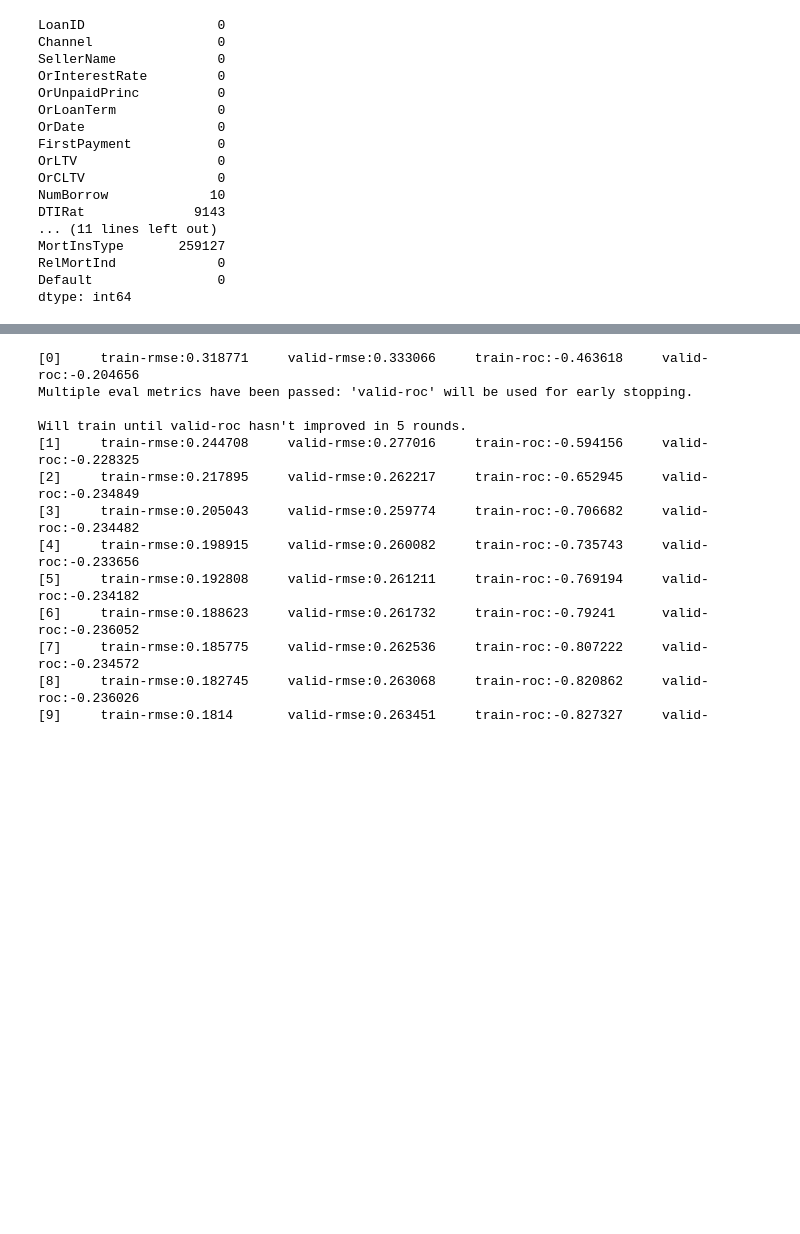
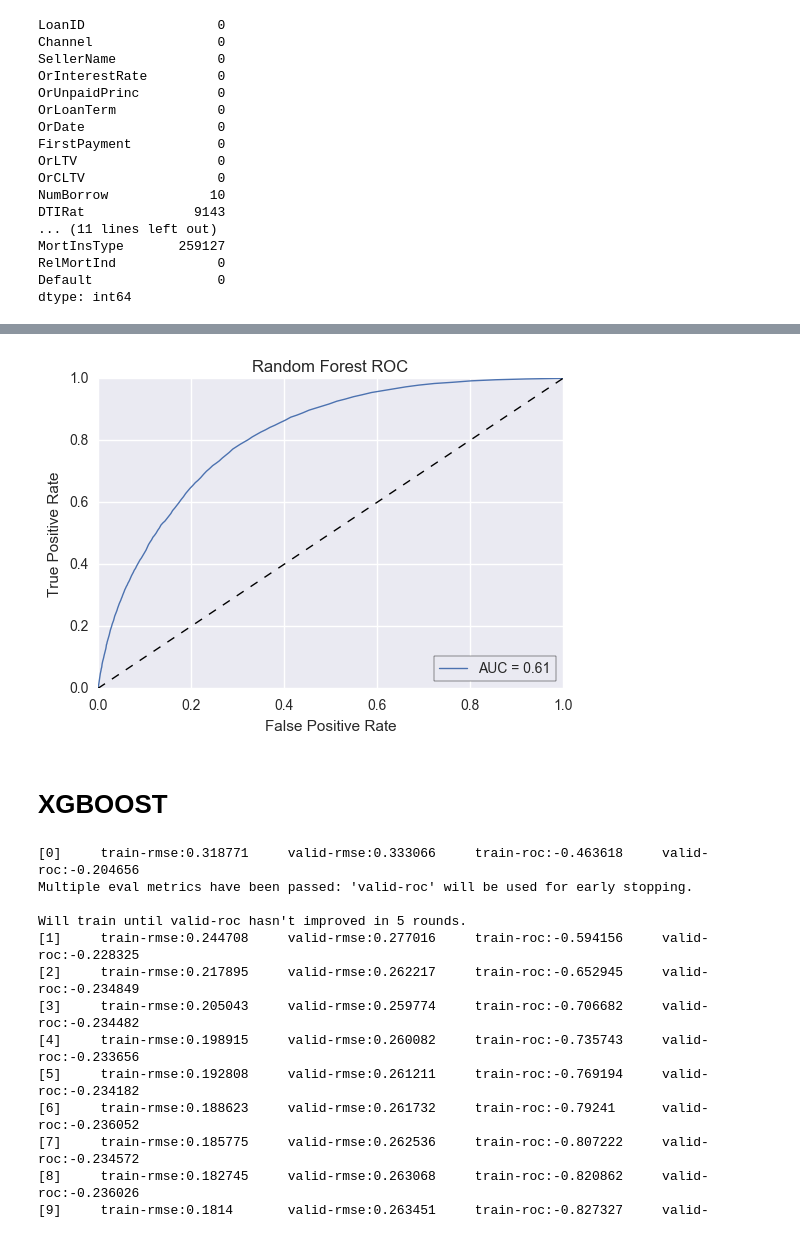
Before and after one commit to ferrarisf50/Fannie-Mae-single-family-mortgage-loan-data, a Jupyter notebook: TEST.ipynb, the cells around one changed output, grey strips where cells are left out. Drawn from its saved outputs; the diff is of its cells as text; code cells hidden in the pictures; blank space fills up the shorter version.

```diff
--- a/TEST.ipynb
+++ b/TEST.ipynb
@@ -165,3 +198,17 @@ mp.legend(loc="lower right", frameon = True).get_frame().set_edgecolor('black')
+# %%
+fpr, tpr, thresholds = roc_curve(y_test, model.predict_proba(X_test)[:,1])
+roc_auc = roc_auc_score(y_test, predict)
+
+mp.plot(fpr, tpr, lw=1, label='AUC = %0.2f'%(roc_auc))
+mp.plot([0, 1], [0, 1], '--k', lw=1)
+mp.xlabel('False Positive Rate')
+mp.ylabel('True Positive Rate')
+mp.title('Random Forest ROC')
+mp.legend(loc="lower right", frameon = True).get_frame().set_edgecolor('black')
+# %% [output]
+[figure, added]
+# %% [markdown]
+# XGBOOST
 # %%
 from sklearn.ensemble import RandomForestClassifier, RandomForestRegressor
 from sklearn.cross_validation import train_test_split
```
Also changed, not shown: parts of 12 cells of this notebook.
